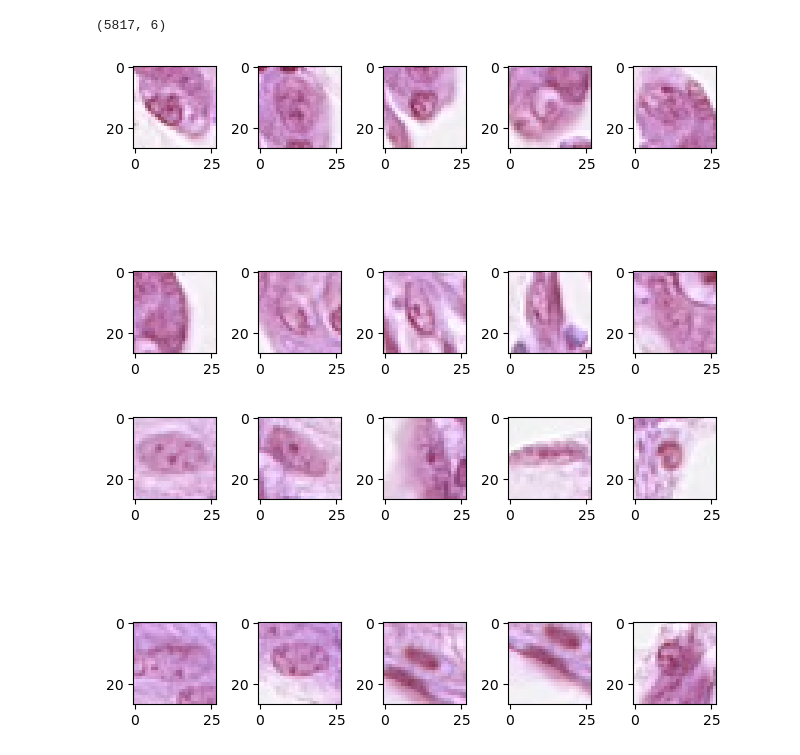
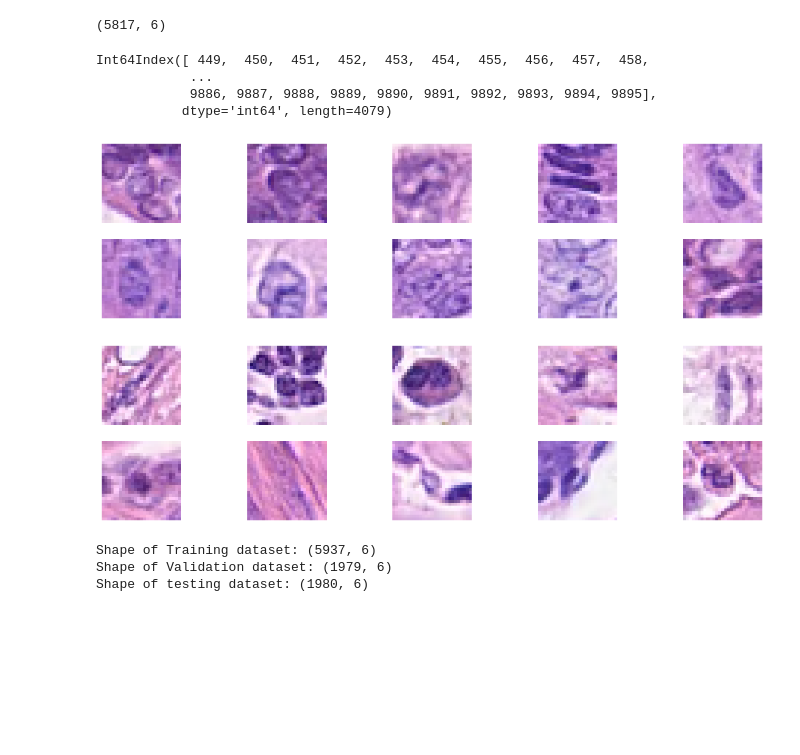
Before and after one commit to s2105802-Nelson/COSC2673-A2-Group42, a Jupyter notebook: COSC2673_Assignment2.ipynb, the cells around one changed output. Drawn from its saved outputs; the diff is of its cells as text; code cells hidden in the pictures; blank space fills up the shorter version.

```diff
--- a/COSC2673_Assignment2.ipynb
+++ b/COSC2673_Assignment2.ipynb
@@ -27,3 +72,5 @@ cellTypeName    object
 cellType         int64
 isCancerous      int64
 dtype: object
+# %%
+dfMain['isCancerous'] = dfMain['isCancerous'].astype(str)
@@ -30,6 +87,6 @@ dtype: object
 # %%
-cancerous = df[df.isCancerous == 1]
-benign = df[df.isCancerous == 0]
+cancerous = dfMain[dfMain.isCancerous == '1']
+benign = dfMain[dfMain.isCancerous == '0']
 cancerous.shape
 # %% [output]
 (4079, 6)
@@ -37,3 +94,10 @@ cancerous.shape
 benign.shape
 # %% [output]
 (5817, 6)
+# %%
+cancerous.index
+# %% [output]
+Int64Index([ 449,  450,  451,  452,  453,  454,  455,  456,  457,  458,
+            ...
+            9886, 9887, 9888, 9889, 9890, 9891, 9892, 9893, 9894, 9895],
+           dtype='int64', length=4079)
@@ -40,17 +109,34 @@ benign.shape
+# %%
+from PIL import Image
+
+r_inx = np.random.choice(cancerous.index, 10)
+rand_data = cancerous.loc[r_inx,'ImageName']
+
+plt.figure(figsize=(16,4))
+for i, image_path in enumerate(rand_data):
+    im = np.asarray(Image.open('patch_images/'+image_path))
+    plt.subplot(2,5,i+1)
+    plt.imshow(im,cmap='gray')
+    plt.axis('off')
+
+# plt.title("Cancerous Cell Images")
+plt.show()
+# %% [output]
+[figure, added]
 # %%
-for i in range(10):
-    img = cv2.imread(r'Image_classification_data/patch_images/' + cancerous['ImageName'].iloc[i])
+from PIL import Image
+
+r_inx = np.random.choice(benign.index, 10)
+rand_data = benign.loc[r_inx,'ImageName']
+
+plt.figure(figsize=(16,4))
+for i, image_path in enumerate(rand_data):
+    im = np.asarray(Image.open('patch_images/'+image_path))
     plt.subplot(2,5,i+1)
-    plt.imshow(img)
-plt.tight_layout()
+    plt.imshow(im,cmap='gray')
+    plt.axis('off')
+
+# plt.title("Normal Cell Images")
+plt.show()
 # %% [output]
-[figure, old version]
+[figure, new version]
-# %%
-for i in range(10):
-    img = cv2.imread(r'Image_classification_data/patch_images/' + benign['ImageName'].iloc[i])
-    plt.subplot(2,5,i+1)
-    plt.imshow(img)
-plt.tight_layout()
-# plt.title("Cancerous cell Images")
-# %% [output]
-[figure, removed]
@@ -56,0 +149,8 @@ plt.tight_layout()
+# %%
+print("Shape of Training dataset:",train_df.shape)
+print("Shape of Validation dataset:", val_df.shape)
+print("Shape of testing dataset:", test_df.shape)
+# %% [output]
+Shape of Training dataset: (5937, 6)
+Shape of Validation dataset: (1979, 6)
+Shape of testing dataset: (1980, 6)
```
Also changed, not shown: parts of 27 cells of this notebook.
